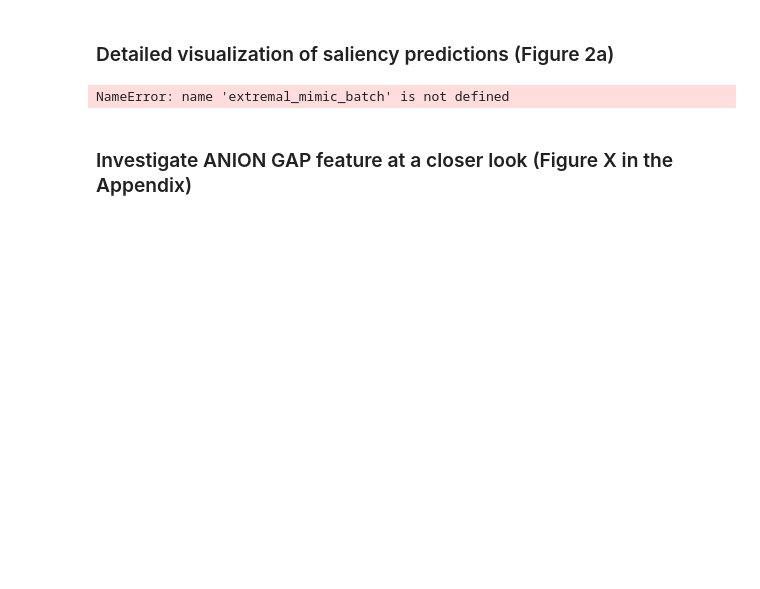
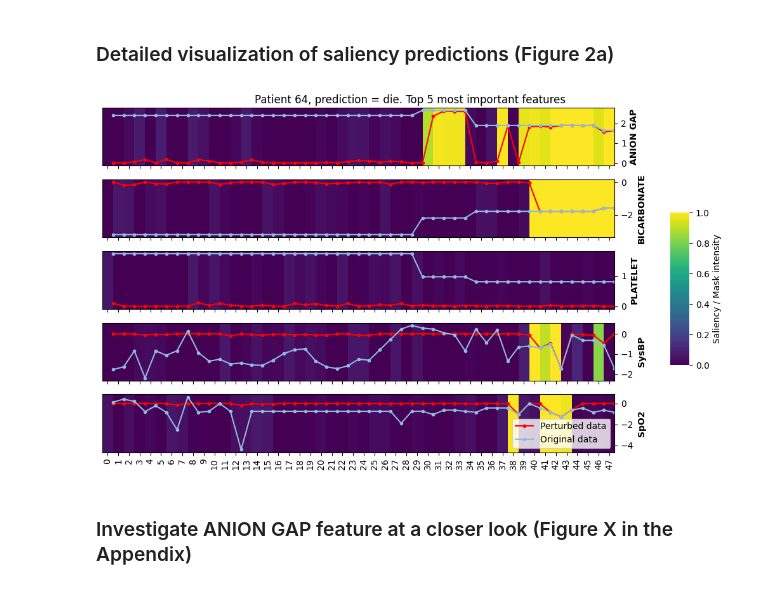
Before and after one commit to anonymous8293/factai, a Jupyter notebook: visualization.ipynb, the cells around one changed output. Cells and saved outputs as stored; diff of their text form; code cells hidden in the pictures; blank space fills up the shorter version.

```diff
--- a/visualization.ipynb
+++ b/visualization.ipynb
@@ -83,7 +78,7 @@ from tint.models import MLP, RNN
 from tint.utils.model_loading import get_model
 
 # Create classifier
-classifier = MimicClassifierNet(
+mimic3_cls = MimicClassifierNet(
     feature_size=31,
     n_state=2,
     hidden_size=200,
@@ -94,20 +89,20 @@ classifier = MimicClassifierNet(
 )
 
 # Train classifier
-trainer = Trainer(
+cls_trainer = Trainer(
     max_epochs=100,
     accelerator=accelerator,
     devices=device_id,
     deterministic=deterministic,
     logger=False,
 )
-classifier = get_model(
-    trainer,
-    classifier,
+mimic3_cls = get_model(
+    cls_trainer,
+    mimic3_cls,
     "classifier",
     dataset_name,
-    seed,
-    fold,
+    SEED,
+    FOLD,
     lambda_1=lambda_1,
     lambda_2=lambda_2,
     datamodule=None,
@@ -115,10 +110,10 @@ classifier = get_model(
 )
 
 # Switch to eval
-classifier.eval()
+mimic3_cls.eval()
 
 # Set model to device
-classifier.to(device)
+mimic3_cls.to(device)
 
 trainer = Trainer(
     max_epochs=500,
@@ -128,17 +123,17 @@ trainer = Trainer(
     deterministic=deterministic,
     logger=False,
 )
-mask = ExtremalMaskNet(
-    forward_func=classifier,
+extremal_mask_mask_net_mimic = ExtremalMaskNet(
+    forward_func=mimic3_cls,
     preservation_mode=preservation_mode,
     model=nn.Sequential(
         RNN(
-            input_size=x_test.shape[-1],
+            input_size=x_test_mimic.shape[-1],
             rnn="gru",
-            hidden_size=x_test.shape[-1],
+            hidden_size=x_test_mimic.shape[-1],
             bidirectional=True,
         ),
-        MLP([2 * x_test.shape[-1], x_test.shape[-1]]),
+        MLP([2 * x_test_mimic.shape[-1], x_test_mimic.shape[-1]]),
     ),
     lambda_1=lambda_1,
     lambda_2=lambda_2,
@@ -146,11 +141,11 @@ mask = ExtremalMaskNet(
     optim="adam",
     lr=0.01,
 )
-explainer = ExtremalMask(dataset_name, classifier, seed, fold)
+explainer = ExtremalMask(dataset_name, mimic3_cls, SEED, FOLD)
 _attr = explainer.attribute(
-    x_test,
+    x_test_mimic,
     trainer=trainer,
-    mask_net=mask,
+    mask_net=extremal_mask_mask_net_mimic,
     batch_size=100,
 )
 extremal_mask_attr_mimic = _attr.to(device)
@@ -515,17 +461,17 @@ plot_heatmap(saliencies, title=f"Patient {NEG_ID}, prediction = survive")
 # %%
 from tint.utils.plotting import plot_saliency
 
 # Take the top 5 important features from the mean attribution plot below
 imp_feat_idx = np.array([0, 2, 11, 20, 24])
 plot_saliency(
     ts_data=extremal_mimic_batch[POS_ID].T[imp_feat_idx],
-    saliency_list=extremal_mask_mimic[POS_ID].T[imp_feat_idx],
+    saliency_list=extremal_mask_attr_mimic[POS_ID].T[imp_feat_idx],
     perturbed=extremal_x1_mimic[POS_ID].T[imp_feat_idx],
     suptitle=f"Patient {POS_ID}, prediction = die. Top 5 most important features",
     feature_names=np.array(feature_names)[imp_feat_idx],
 )
 # %% [output]
-NameError: name 'extremal_mimic_batch' is not defined
+[figure, added]
 # %% [markdown]
 ### Investigate ANION GAP feature at a closer look (Figure X in the Appendix)
 # %%
```
Also changed, not shown: parts of 26 cells of this notebook, 2 other files.
